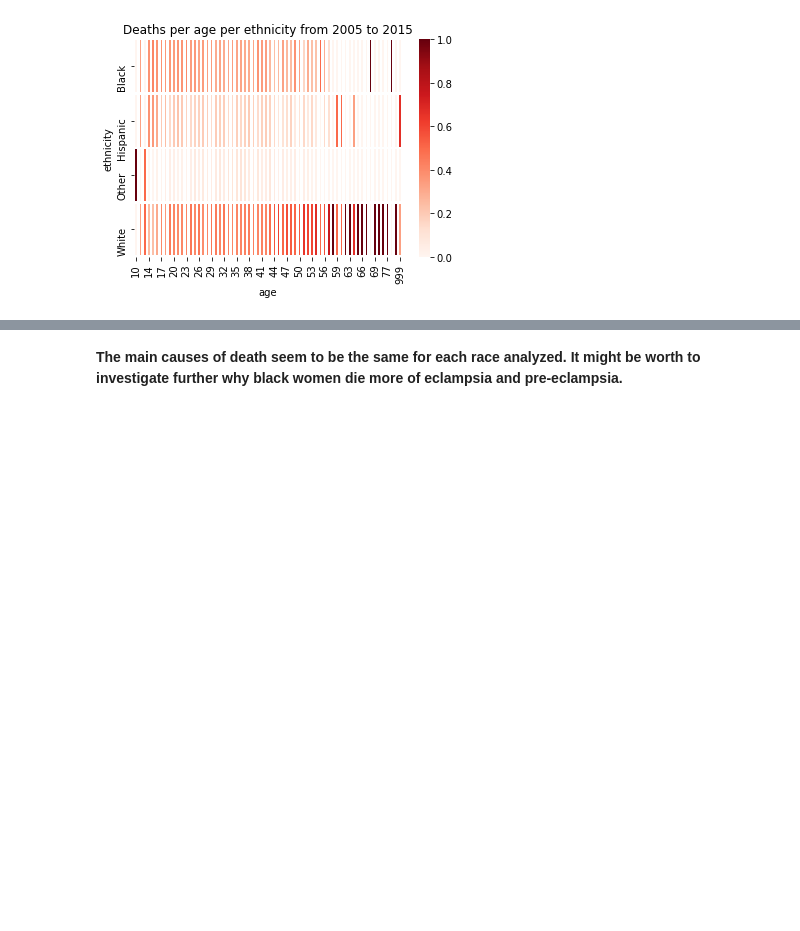
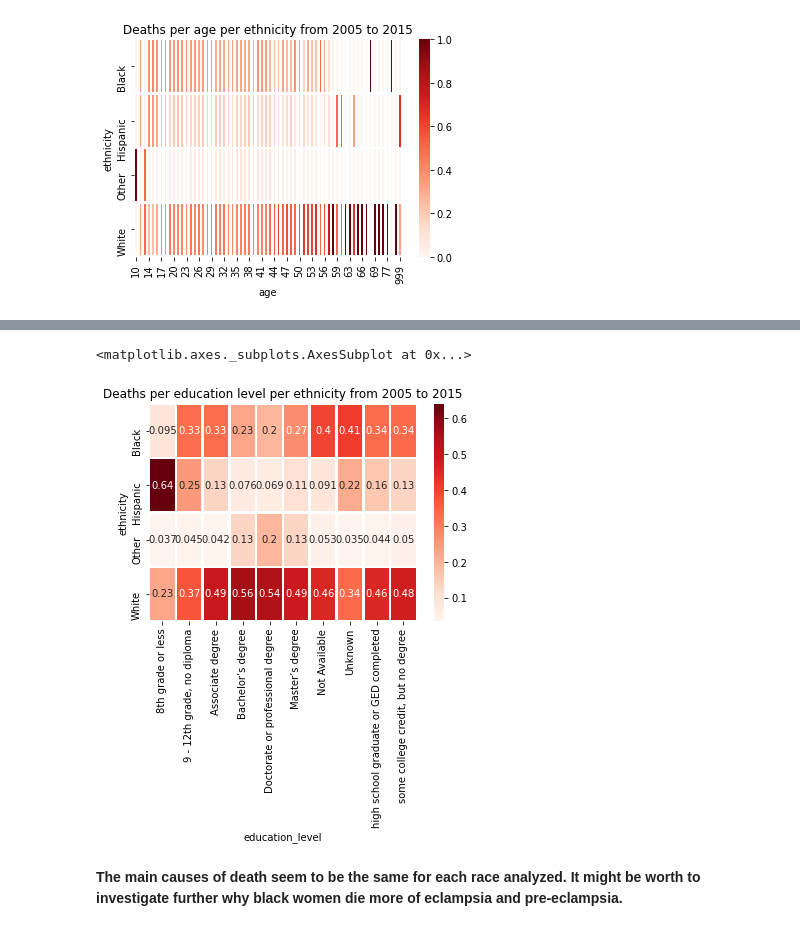
Before and after one commit to andrezafeu/maternal_mortality, a Jupyter notebook: EDA.ipynb, the cells around one changed output, grey strips where cells are left out. Saved outputs shown, nothing was run; the diff lists cells and outputs as text; code cells hidden in the pictures; blank space fills up the shorter version.

```diff
--- a/EDA.ipynb
+++ b/EDA.ipynb
@@ -544,3 +550,8 @@ create_ethnicity_heatmap(df, 'age', 'columns', False)
+# %%
+create_ethnicity_heatmap(df, 'education_level', 'columns')
+# %% [output]
+<matplotlib.axes._subplots.AxesSubplot at 0x...>
+[figure, added]
 # %% [markdown]
 **The main causes of death seem to be the same for each race analyzed.  It might be worth to investigate further why black women die more of eclampsia and pre-eclampsia.**
 # %% [markdown]
```
Also changed, not shown: parts of 13 cells of this notebook, 4 other files.
